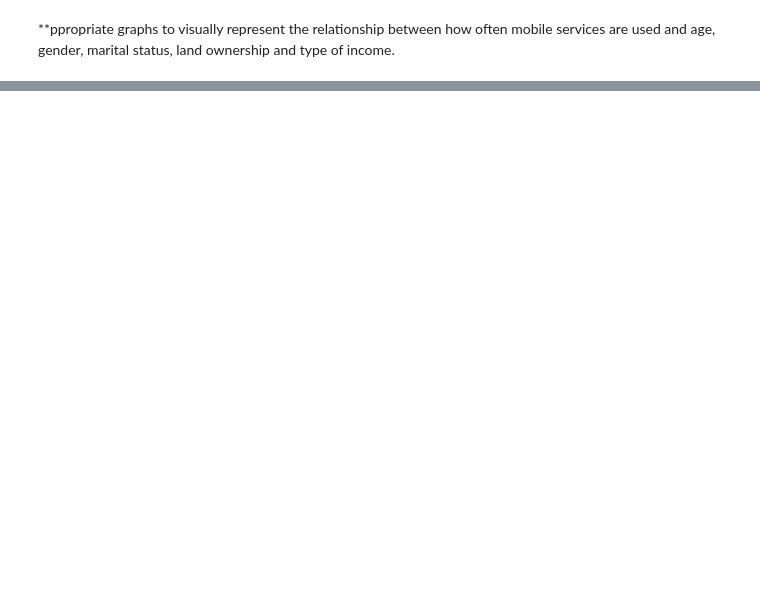
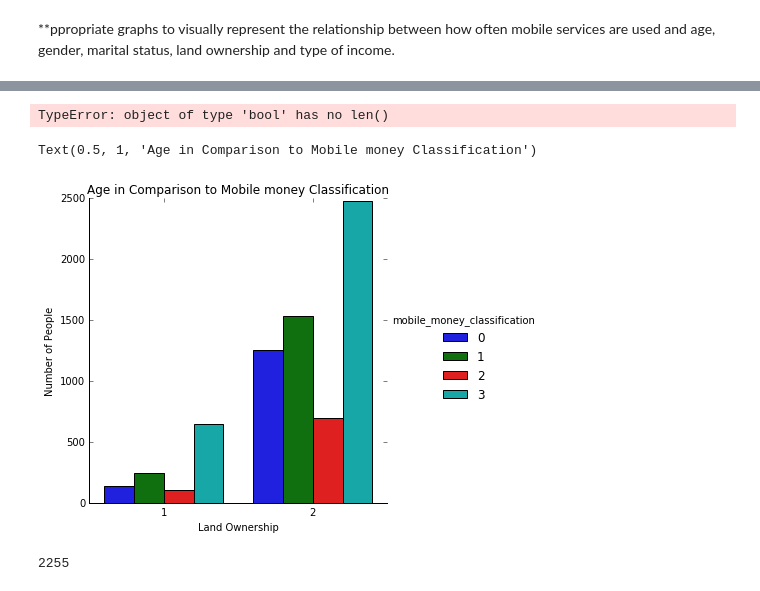
Before and after one commit to AllenMkandla/Financial_Services_Use_in_Tanzania, a Jupyter notebook: Tanzania.ipynb, the cells around one changed output, grey strips where cells are left out. Cells and saved outputs as stored; diff of their text form; code cells hidden in the pictures; blank space fills up the shorter version.

```diff
--- a/Tanzania.ipynb
+++ b/Tanzania.ipynb
@@ -265,0 +313,27 @@ Text(0.5, 1, 'Age in Comparison to Mobile money Classification')
+# %%
+freq_of_use1 = tanza_data.groupby("Q17")
+freq_of_use1.describe()
+# %% [output]
+TypeError: object of type 'bool' has no len()
+# %%
+#Land Ownership
+
+sns.catplot(x= 'Q6',kind= 'count', hue= 'mobile_money_classification', data= tanza_data)
+plt.xlabel("Land Ownership")
+plt.ylabel('Number of People')
+plt.title('Age in Comparison to Mobile money Classification')
+# %% [output]
+Text(0.5, 1, 'Age in Comparison to Mobile money Classification')
+[figure, added]
+# %%
+#defining totals of frequency
+
+m_never = len(tanza_data[tanza_data["Q16"] == 1])+ len(tanza_data[tanza_data["Q17"] == 1])
+daily = len(tanza_data[tanza_data["Q16"] == 2])+ len(tanza_data[tanza_data["Q17"] == 2])
+weekly = len(tanza_data[tanza_data["Q16"] == 3]) + len(tanza_data[tanza_data["Q17"] == 3])
+monthly = len(tanza_data[tanza_data["Q16"] == 4]) + len(tanza_data[tanza_data["Q17"] == 4])
+not_often = len(tanza_data[tanza_data["Q16"] == 5]) + len(tanza_data[tanza_data["Q17"] == 5])
+
+total = [never, daily, weekly, monthly, not_often]
+# %% [output]
+2255
```
Also changed, not shown: parts of 13 cells of this notebook.
